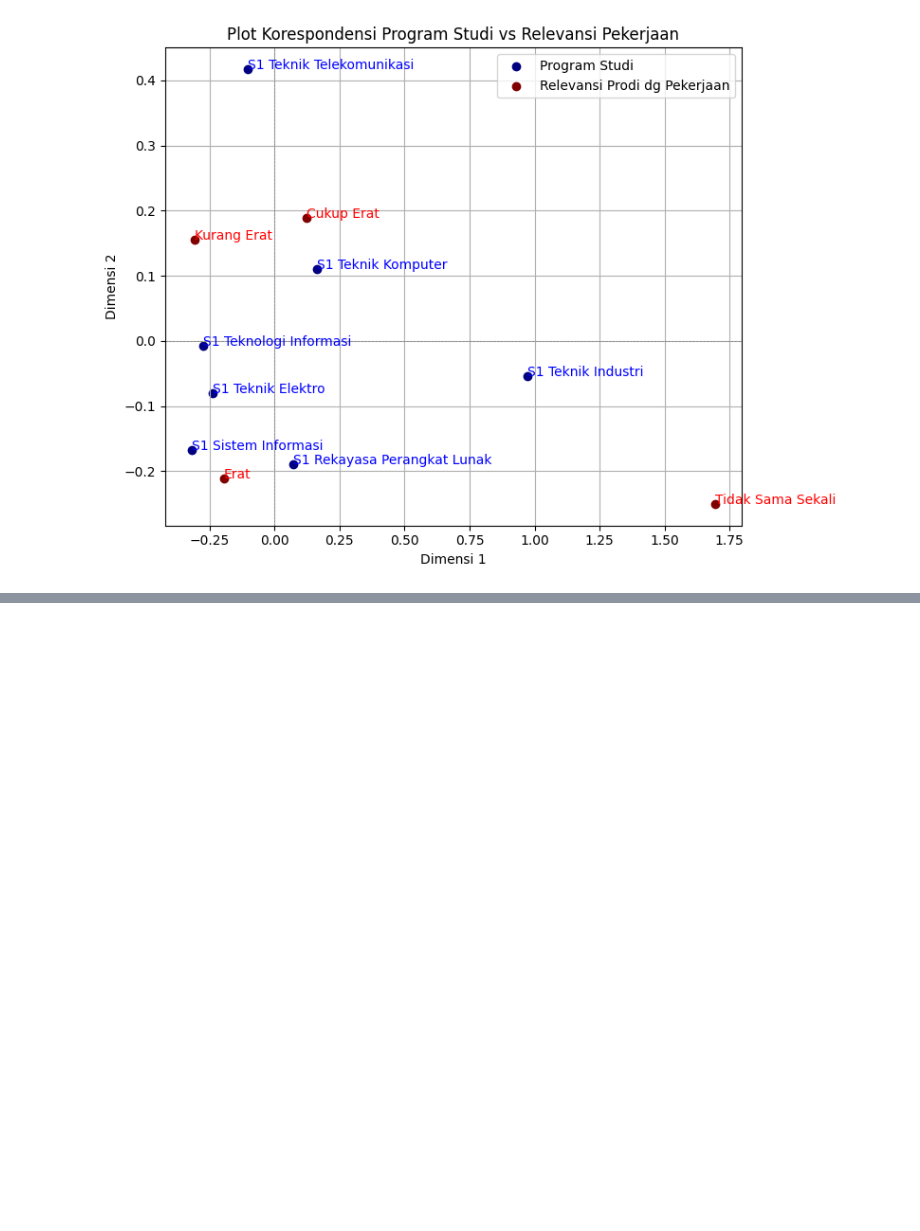
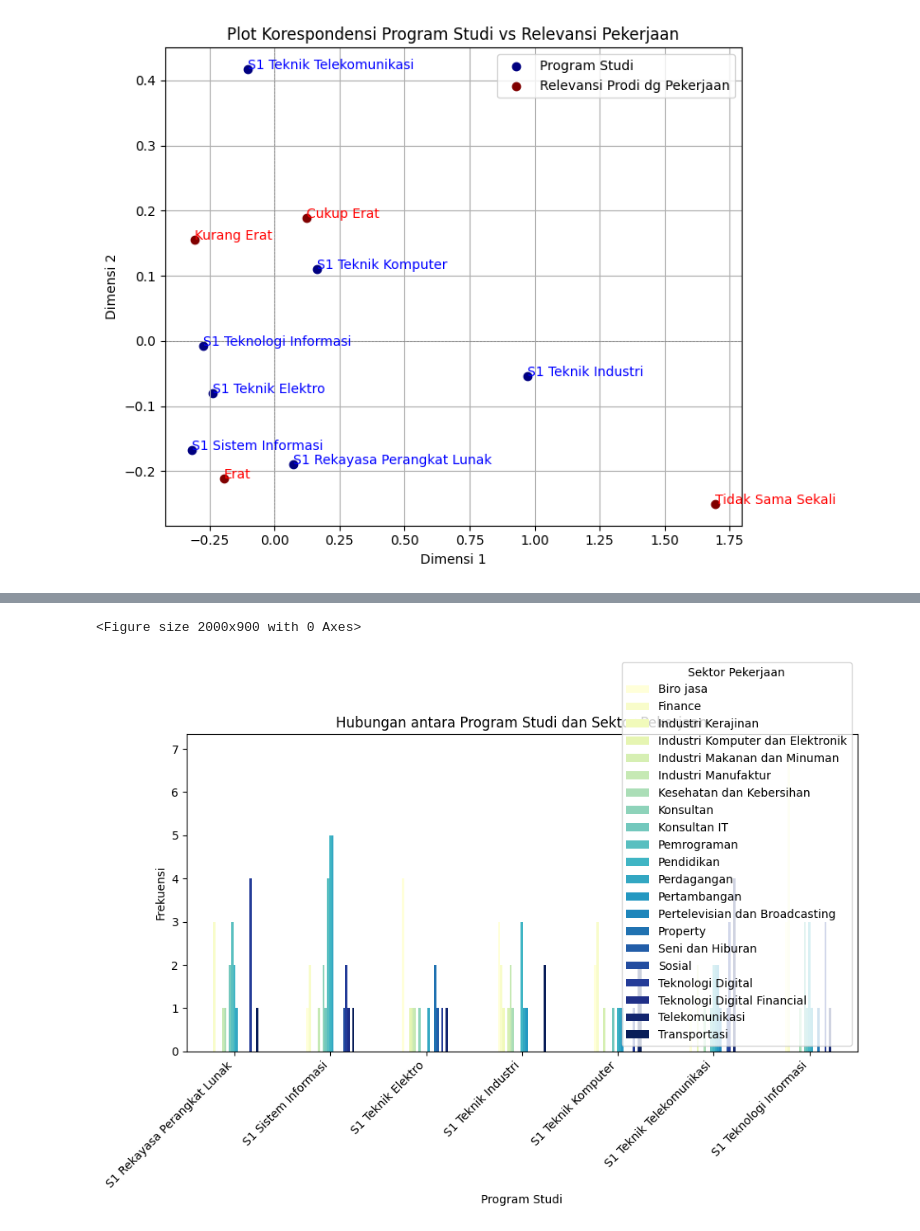
Before and after one commit to firarru/Project-Tracer-Study, a Jupyter notebook: Tracer_Study.ipynb, the cells around one changed output, grey strips where cells are left out. Saved outputs shown, nothing was run; the diff lists cells and outputs as text; code cells hidden in the pictures; blank space fills up the shorter version.

```diff
--- a/Tracer_Study.ipynb
+++ b/Tracer_Study.ipynb
@@ -453,0 +479,10 @@ Dimensi 2: Eigenvalue = 0.0387, Variansi = 18.17%, Kumulatif = 95.34%
+# %%
+figsize = (20, 9)
+plt.figure(figsize=figsize)
+pd.crosstab(df['Program Studi'], df['Sektor Pekerjaan']).plot(kind='bar', stacked=False, figsize=(10.5, 5), cmap='YlGnBu')
+plt.title('Hubungan antara Program Studi dan Sektor Pekerjaan')
+plt.xlabel('Program Studi')
+plt.ylabel('Frekuensi')
+plt.xticks(rotation=45, ha='right')
+plt
+# %% [output]
@@ -453,0 +490,2 @@ Dimensi 2: Eigenvalue = 0.0387, Variansi = 18.17%, Kumulatif = 95.34%
+<Figure size 2000x900 with 0 Axes>
+[figure, added]
```
Also changed, not shown: parts of 34 cells of this notebook.
